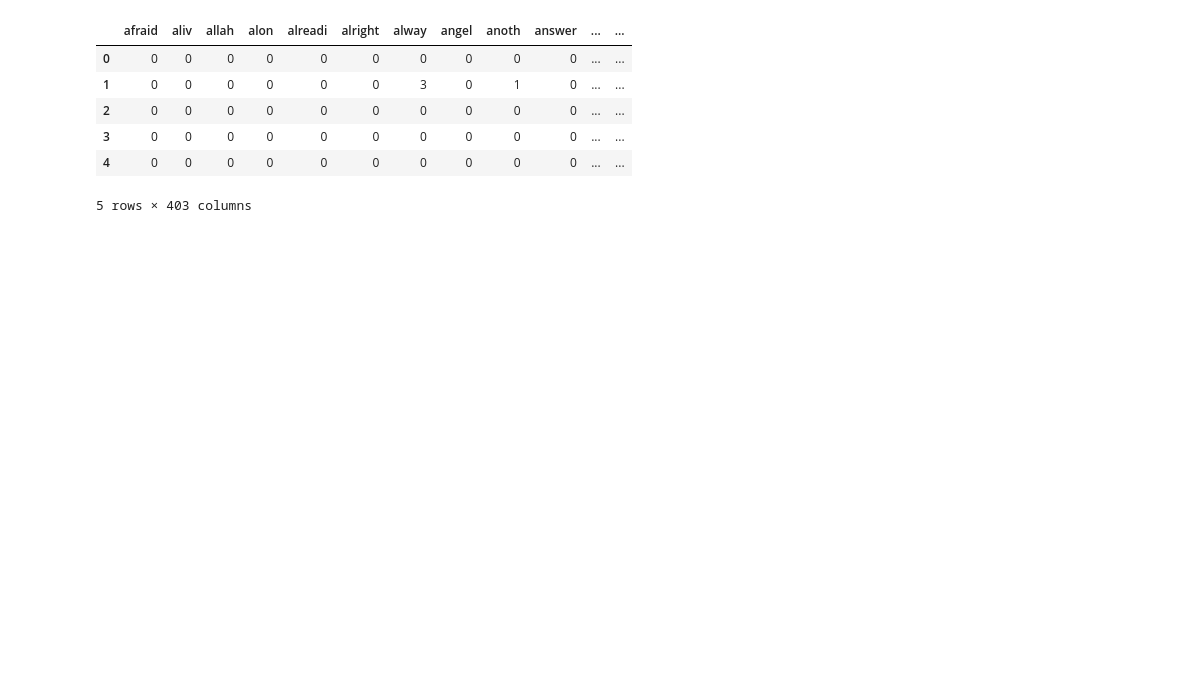
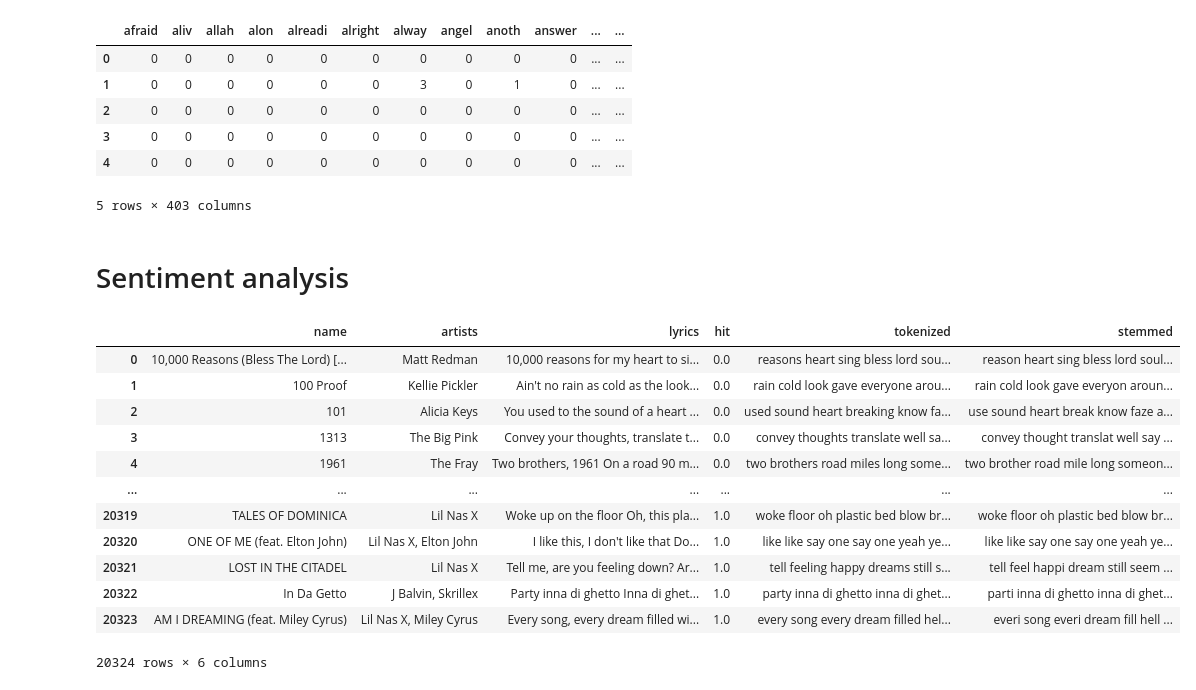
Before and after one commit to kristallqiu99/ANLY-501-Portfolio, a Jupyter notebook: lyrics_cleaning.ipynb, the cells around one changed output. Saved outputs shown, nothing was run; the diff lists cells and outputs as text; code cells hidden in the pictures; blank space fills up the shorter version.

```diff
--- a/lyrics_cleaning.ipynb
+++ b/lyrics_cleaning.ipynb
@@ -137,0 +143,19 @@ df_cv.to_csv('lyrics_cv.csv', index=False)
+# %% [markdown]
+# Sentiment analysis
+# %%
+lyrics = pd.read_csv('lyrics_processed.csv').iloc[:,1:]
+lyrics
+# %% [output]
+|  | name | artists | lyrics | hit | tokenized | stemmed |
+| 0 | 10,000 Reasons (Bless The Lord) [... | Matt Redman | 10,000 reasons for my heart to si... | 0.0 | reasons heart sing bless lord sou... | reason heart sing bless lord soul... |
+| 1 | 100 Proof | Kellie Pickler | Ain't no rain as cold as the look... | 0.0 | rain cold look gave everyone arou... | rain cold look gave everyon aroun... |
+| 2 | 101 | Alicia Keys | You used to the sound of a heart ... | 0.0 | used sound heart breaking know fa... | use sound heart break know faze a... |
+| 3 | 1313 | The Big Pink | Convey your thoughts, translate t... | 0.0 | convey thoughts translate well sa... | convey thought translat well say ... |
+| 4 | 1961 | The Fray | Two brothers, 1961 On a road 90 m... | 0.0 | two brothers road miles long some... | two brother road mile long someon... |
+| ... | ... | ... | ... | ... | ... | ... |
+| 20319 | TALES OF DOMINICA | Lil Nas X | Woke up on the floor Oh, this pla... | 1.0 | woke floor oh plastic bed blow br... | woke floor oh plastic bed blow br... |
+| 20320 | ONE OF ME (feat. Elton John) | Lil Nas X, Elton John | I like this, I don't like that Do... | 1.0 | like like say one say one yeah ye... | like like say one say one yeah ye... |
+| 20321 | LOST IN THE CITADEL | Lil Nas X | Tell me, are you feeling down? Ar... | 1.0 | tell feeling happy dreams still s... | tell feel happi dream still seem ... |
+| 20322 | In Da Getto | J Balvin, Skrillex | Party inna di ghetto Inna di ghet... | 1.0 | party inna di ghetto inna di ghet... | parti inna di ghetto inna di ghet... |
+| 20323 | AM I DREAMING (feat. Miley Cyrus) | Lil Nas X, Miley Cyrus | Every song, every dream filled wi... | 1.0 | every song every dream filled hel... | everi song everi dream fill hell ... |
+20324 rows × 6 columns
```
Also changed, not shown: parts of 11 cells of this notebook, 27 other files.
